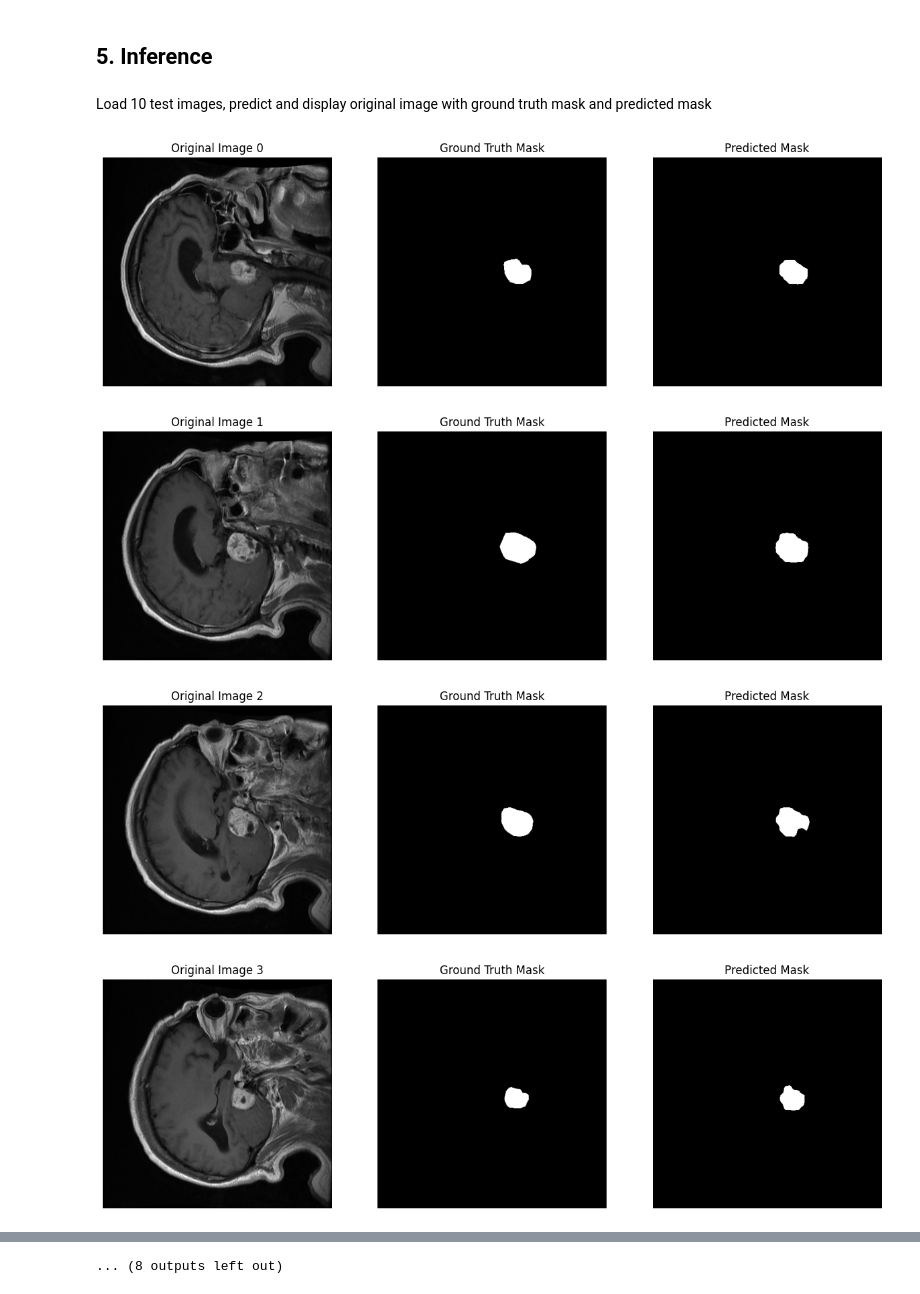
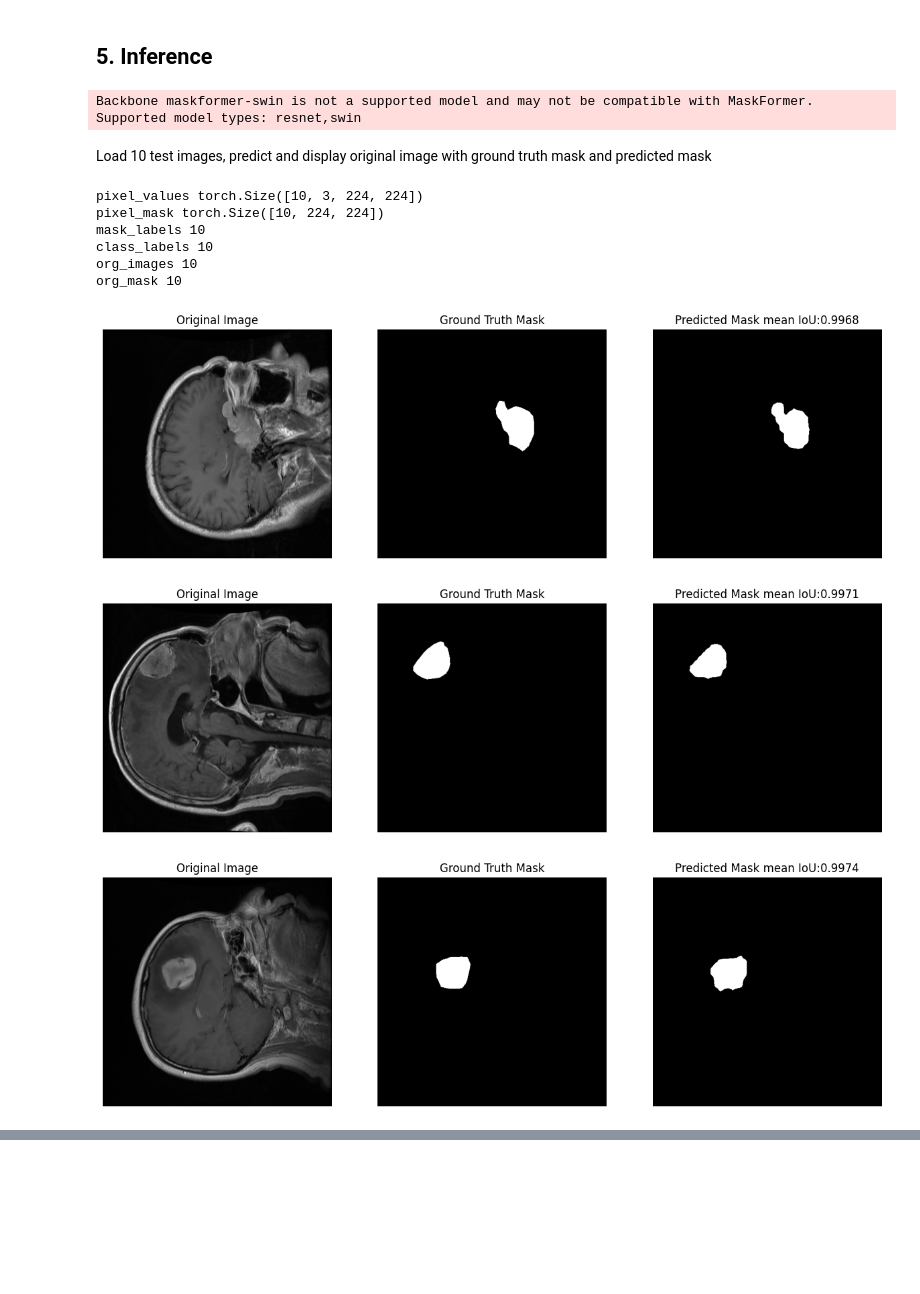
Before and after one commit to elliemci/vision-transformer-models, a Jupyter notebook: image_segmentation/maskformer_seg_training.ipynb, the cells around one changed output, grey strips where cells are left out. Saved outputs shown, nothing was run; the diff lists cells and outputs as text; code cells hidden in the pictures; blank space fills up the shorter version.

```diff
--- a/image_segmentation/maskformer_seg_training.ipynb
+++ b/image_segmentation/maskformer_seg_training.ipynb
@@ -434,56 +434,80 @@ maskformer_seg_training.ipynb  segformer_tumor_segmentation
 maskformer_tumor_segmentation  segmentation_dataset
 # %% [markdown]
 ## 5. Inference
+# %%
+from transformers import MaskFormerForInstanceSegmentation
+
+# load trained model weigths
+trained_model = MaskFormerForInstanceSegmentation.from_pretrained("maskformer_tumor_segmentation")
+# %% [output]
+Backbone maskformer-swin is not a supported model and may not be compatible with MaskFormer. Supported model types: resnet,swin
 # %% [markdown]
 Load 10 test images, predict and display original image with ground truth mask and predicted mask
+# %%
+test_dataloader = DataLoader(test_dataset, batch_size=10, shuffle=True, collate_fn=collate_func)
+
+# print information about the batch data
+batch = next(iter(test_dataloader))
+for k, v in batch.items():
+    if isinstance(v, torch.Tensor):
+        print(k, v.shape)
+    else:
+        print(k, len(v))
+# %% [output]
+pixel_values torch.Size([10, 3, 224, 224])
+pixel_mask torch.Size([10, 224, 224])
+mask_labels 10
+class_labels 10
+org_images 10
+org_mask 10
 # %%
-# prompt: load 10 test images, predict and display original image with ground truth mask and predicted mask
-
 import matplotlib.pyplot as plt
 
-# Assuming 'test_dataloader' and 'trained_model' are already defined and loaded
 
 device = torch.device("cuda" if torch.cuda.is_available() else "cpu")
 trained_model.to(device)
 
 trained_model.eval()
 
-num_test_images = 10
+num_test_images = 9
+
+#take the firs test batch
 for i, batch in enumerate(test_dataloader):
-    if i >= num_test_images:
+    if i >= 1:
         break
 
     pixel_values = batch["pixel_values"].to(device, dtype=torch.float32)
+
+    # run the model on the first batch data
     with torch.no_grad():
       outputs = trained_model(pixel_values=pixel_values)
 
     original_images = batch["org_images"]
     target_sizes = [(image.shape[0], image.shape[1]) for image in original_images]
 
-    predicted_segmentation_maps = image_processor.post_process_semantic_segmentation(outputs, target_sizes=target_sizes)
-    ground_truth_segmentation_maps = batch["org_mask"]
+    predicted_masks = image_processor.post_process_semantic_segmentation(outputs, target_sizes=target_sizes)
+    true_masks= batch["org_mask"]
 
-    for j in range(len(original_images)):  # Iterate through images in the batch
+    for j in range(int(num_test_images/3)):  # iterate through 9 images in the first batch
         plt.figure(figsize=(15, 5))
 
         plt.subplot(1, 3, 1)
         plt.imshow(original_images[j])
-        plt.title(f"Original Image {i * len(original_images) + j}")
+        plt.title(f"Original Image")
         plt.axis("off")
 
         plt.subplot(1, 3, 2)
-        plt.imshow(ground_truth_segmentation_maps[j], cmap="gray")  # Display as grayscale
+        plt.imshow(true_masks[j], cmap="gray")  # Display as grayscale
         plt.title("Ground Truth Mask")
         plt.axis("off")
 
         plt.subplot(1, 3, 3)
-        plt.imshow(predicted_segmentation_maps[j].cpu().numpy(), cmap="gray")  # Display as grayscale
-        plt.title("Predicted Mask")
+        plt.imshow(predicted_masks[j].cpu().numpy(), cmap="gray")  # Display as grayscale
+        plt.title(f"Predicted Mask mean IoU:{round(calculate_mean_iou(true_masks[j], predicted_masks[j]), 4)}")
         plt.axis("off")
 
         plt.show()
 # %% [output]
-[figure, old version]
+[figure, new version]
-[figure, old version]
+[figure, new version]
-[figure, old version]
+[figure, new version]
-[figure, removed]
@@ -498 +513,0 @@ for i, batch in enumerate(test_dataloader):
-... (8 outputs left out)
```
Also changed, not shown: parts of 10 cells of this notebook.
